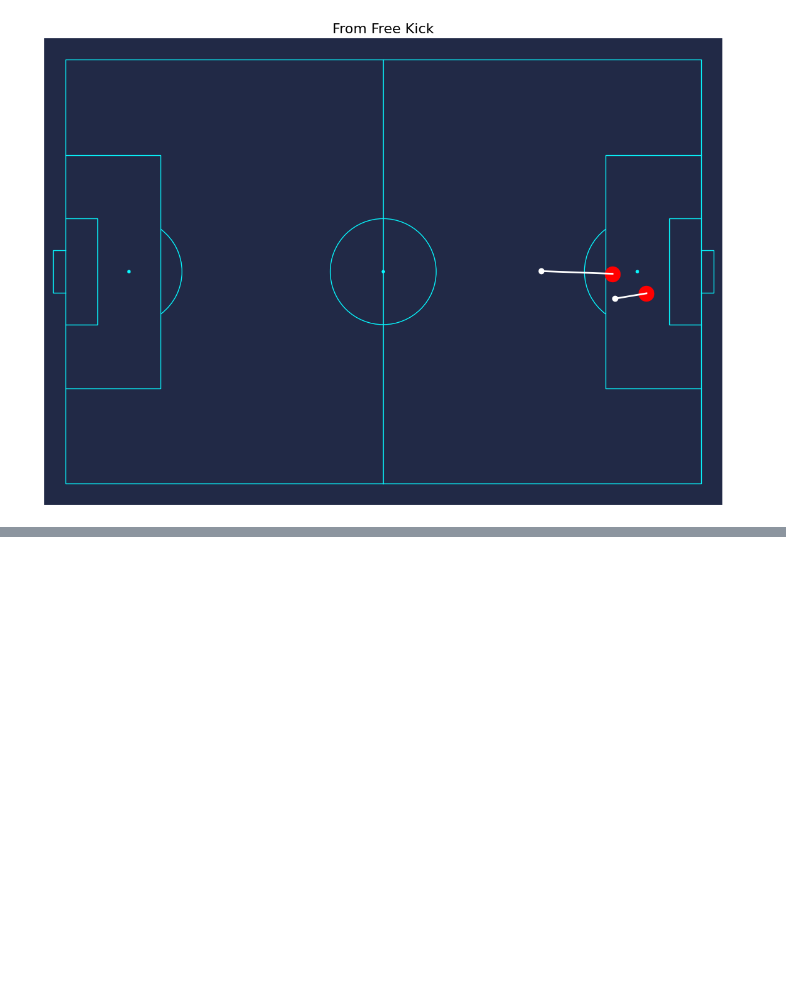
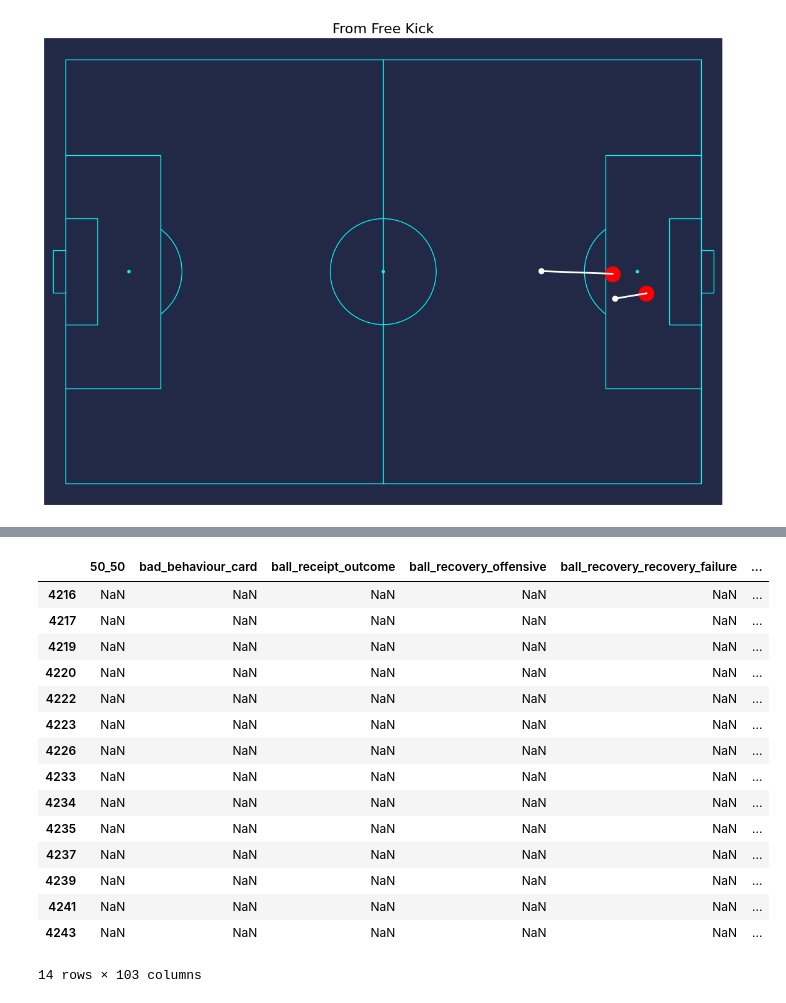
Before and after one commit to asheshh-lal/Football-analytics, a Jupyter notebook: event/match_attack_analysis.ipynb, the cells around one changed output, grey strips where cells are left out. Drawn from its saved outputs; the diff is of its cells as text; code cells hidden in the pictures; blank space fills up the shorter version.

```diff
--- a/event/match_attack_analysis.ipynb
+++ b/event/match_attack_analysis.ipynb
@@ -431,0 +521,19 @@ array(['Regular Play', 'From Free Kick', 'From Goal Kick',
+# %%
+df_shot_france
+# %% [output]
+|  | 50_50 | bad_behaviour_card | ball_receipt_outcome | ball_recovery_offensive | ball_recovery_recovery_failure | ... |
+| 4216 | NaN | NaN | NaN | NaN | NaN | ... |
+| 4217 | NaN | NaN | NaN | NaN | NaN | ... |
+| 4219 | NaN | NaN | NaN | NaN | NaN | ... |
+| 4220 | NaN | NaN | NaN | NaN | NaN | ... |
+| 4222 | NaN | NaN | NaN | NaN | NaN | ... |
+| 4223 | NaN | NaN | NaN | NaN | NaN | ... |
+| 4226 | NaN | NaN | NaN | NaN | NaN | ... |
+| 4233 | NaN | NaN | NaN | NaN | NaN | ... |
+| 4234 | NaN | NaN | NaN | NaN | NaN | ... |
+| 4235 | NaN | NaN | NaN | NaN | NaN | ... |
+| 4237 | NaN | NaN | NaN | NaN | NaN | ... |
+| 4239 | NaN | NaN | NaN | NaN | NaN | ... |
+| 4241 | NaN | NaN | NaN | NaN | NaN | ... |
+| 4243 | NaN | NaN | NaN | NaN | NaN | ... |
+14 rows × 103 columns
```
Also changed, not shown: parts of 2 cells of this notebook, 2 other files.
